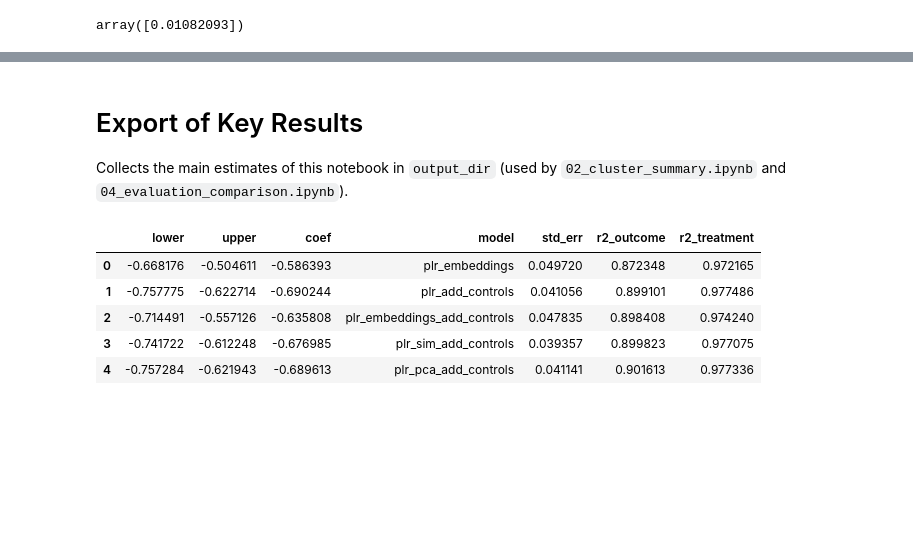
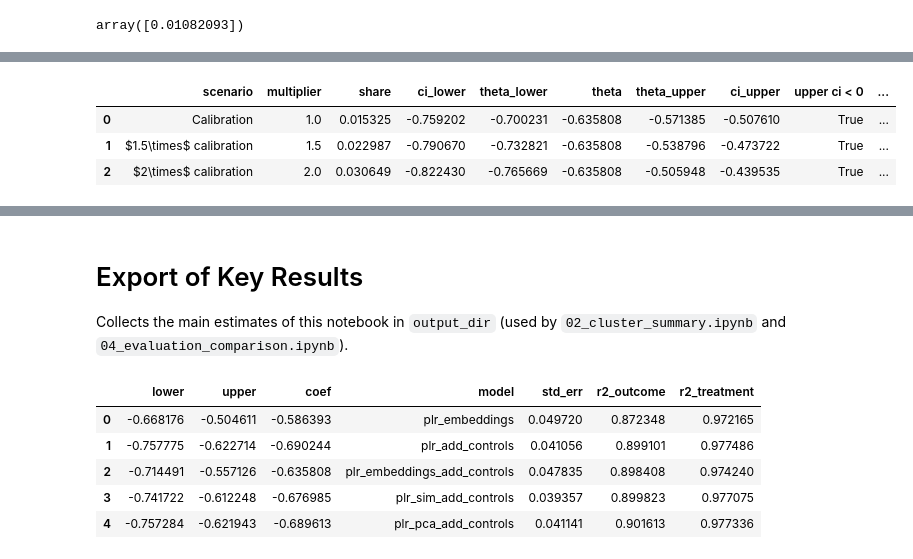
Before and after one commit to JanTeichertKluge/demand-analysis-repro, a Jupyter notebook: gemma/outputs/04_evaluation_comparison/gemma_txt_dim256/04_evaluation.ipynb, the cells around one changed output, grey strips where cells are left out. Saved outputs shown, nothing was run; the diff lists cells and outputs as text; code cells hidden in the pictures; blank space fills up the shorter version.

```diff
--- a/gemma/outputs/04_evaluation_comparison/gemma_txt_dim256/04_evaluation.ipynb
+++ b/gemma/outputs/04_evaluation_comparison/gemma_txt_dim256/04_evaluation.ipynb
@@ -1541,0 +1624,30 @@ strong $(.05, .05)$ & -0.738 & -0.679 & -0.636 & -0.593 & -0.530 \\
+# %%
+df_main_calibrated = pd.read_csv("../../main/output/04_evaluation/sensitivity_calibrated.csv")
+
+rows = []
+for _, scenario in df_main_calibrated.iterrows():
+    plr_obj.sensitivity_analysis(
+        cf_y=scenario["share"], cf_d=scenario["share"], rho=1.0, level=confidence_level, null_hypothesis=0.0
+    )
+    rows.append(
+        {
+            "scenario": scenario["scenario"],
+            "multiplier": scenario["multiplier"],
+            "share": scenario["share"],
+            "ci_lower": plr_obj.sensitivity_params["ci"]["lower"][0],
+            "theta_lower": plr_obj.sensitivity_params["theta"]["lower"][0],
+            "theta": plr_obj.coef[0],
+            "theta_upper": plr_obj.sensitivity_params["theta"]["upper"][0],
+            "ci_upper": plr_obj.sensitivity_params["ci"]["upper"][0],
+        }
+    )
+df_sensitivity_main_shares = pd.DataFrame(rows)
+df_sensitivity_main_shares["upper ci < 0"] = df_sensitivity_main_shares["ci_upper"] < 0
+df_sensitivity_main_shares["upper ci < -0.5"] = df_sensitivity_main_shares["ci_upper"] < -0.5
+df_sensitivity_main_shares.to_csv(os.path.join(output_dir, "sensitivity_main_shares.csv"), index=False)
+df_sensitivity_main_shares
+# %% [output]
+|  | scenario | multiplier | share | ci_lower | theta_lower | theta | theta_upper | ci_upper | upper ci < 0 | ... |
+| 0 | Calibration | 1.0 | 0.015325 | -0.759202 | -0.700231 | -0.635808 | -0.571385 | -0.507610 | True | ... |
+| 1 | $1.5\times$ calibration | 1.5 | 0.022987 | -0.790670 | -0.732821 | -0.635808 | -0.538796 | -0.473722 | True | ... |
+| 2 | $2\times$ calibration | 2.0 | 0.030649 | -0.822430 | -0.765669 | -0.635808 | -0.505948 | -0.439535 | True | ... |
```
Also changed, not shown: parts of 20 cells of this notebook, 10 other files.
